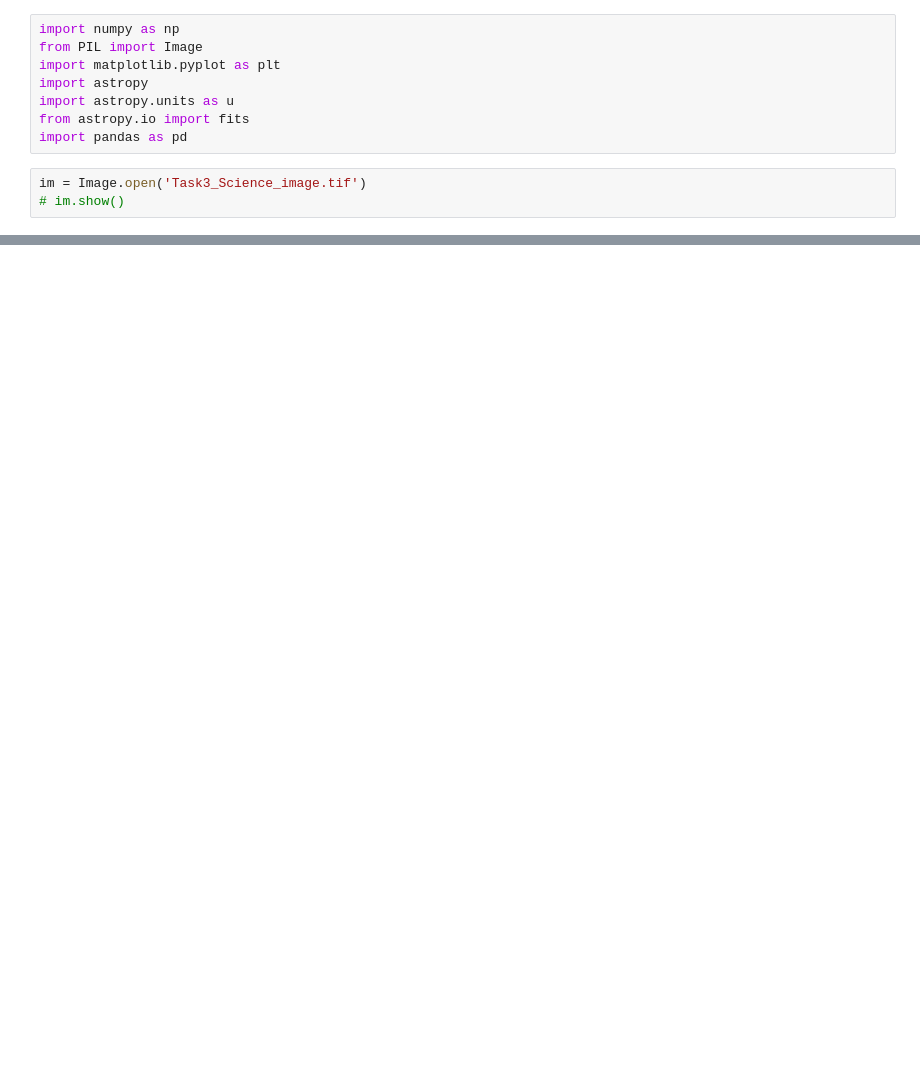
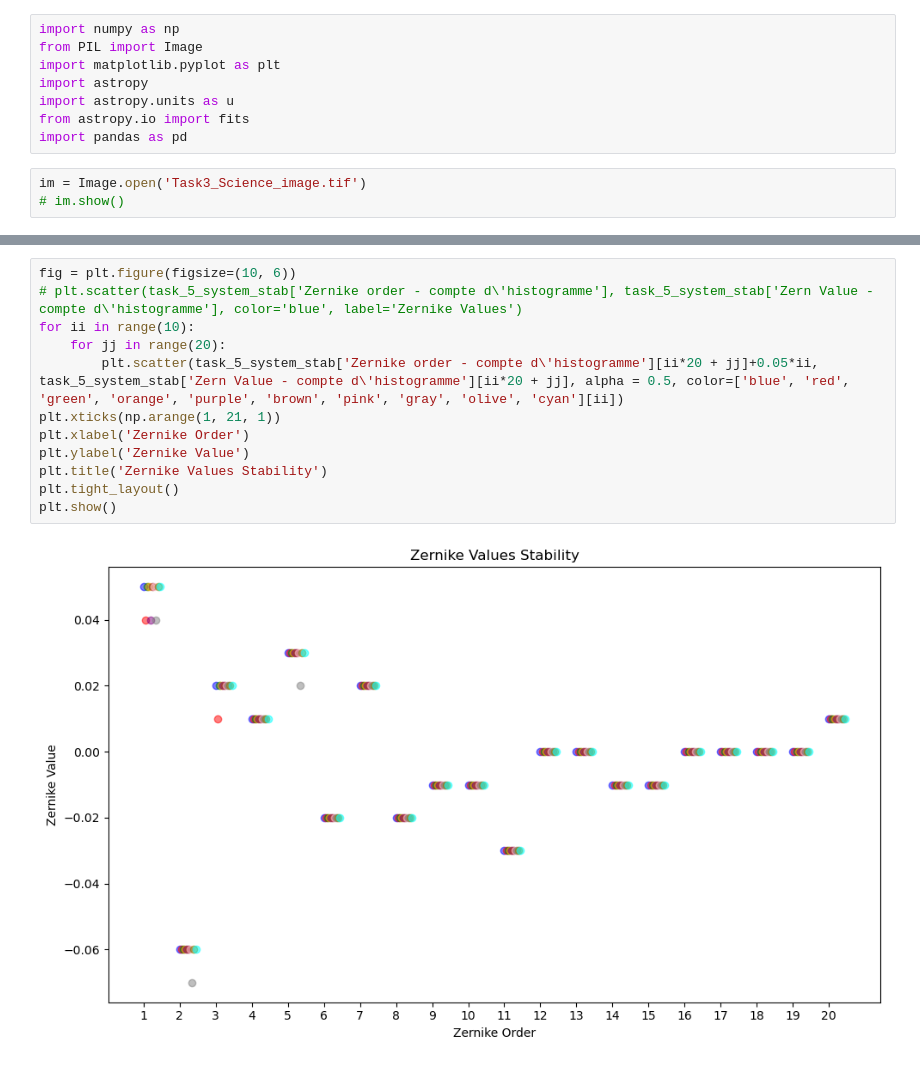
Before and after one commit to Catherine-Lambe/Observational_Instrumental_Lab_WS2627_LMU_Munich, a Jupyter notebook: Exp 1 Adaptive Optics/Data Day 1 20_10_2026/data_processing.ipynb, the cells around one changed output, grey strips where cells are left out. Saved outputs shown, nothing was run; the diff lists cells and outputs as text; blank space fills up the shorter version.

```diff
--- a/Exp 1 Adaptive Optics/Data Day 1 20_10_2026/data_processing.ipynb
+++ b/Exp 1 Adaptive Optics/Data Day 1 20_10_2026/data_processing.ipynb
@@ -36,0 +51,14 @@ task_8_fifth = Image.open('Task8_fifth_attempt.tif')
+# %%
+fig = plt.figure(figsize=(10, 6))
+# plt.scatter(task_5_system_stab['Zernike order - compte d\'histogramme'], task_5_system_stab['Zern Value - compte d\'histogramme'], color='blue', label='Zernike Values')
+for ii in range(10):
+    for jj in range(20):
+        plt.scatter(task_5_system_stab['Zernike order - compte d\'histogramme'][ii*20 + jj]+0.05*ii, task_5_system_stab['Zern Value - compte d\'histogramme'][ii*20 + jj], alpha = 0.5, color=['blue', 'red', 'green', 'orange', 'purple', 'brown', 'pink', 'gray', 'olive', 'cyan'][ii])
+plt.xticks(np.arange(1, 21, 1))
+plt.xlabel('Zernike Order')
+plt.ylabel('Zernike Value')
+plt.title('Zernike Values Stability')
+plt.tight_layout()
+plt.show()
+# %% [output]
+[figure, added]
```
Also changed, not shown: parts of 2 cells of this notebook, 1 other file.
